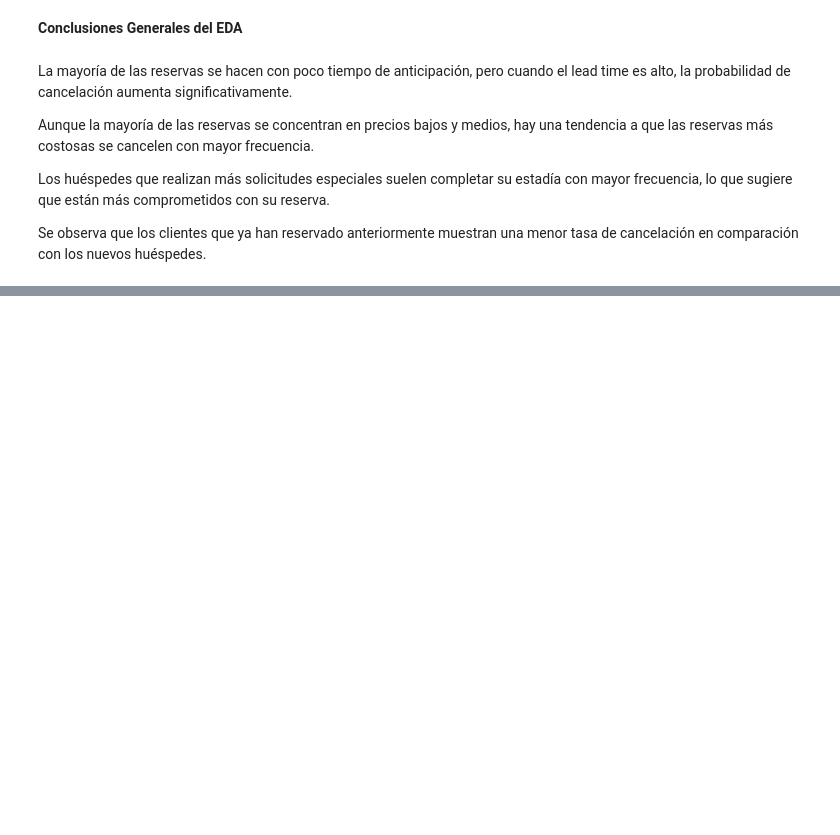
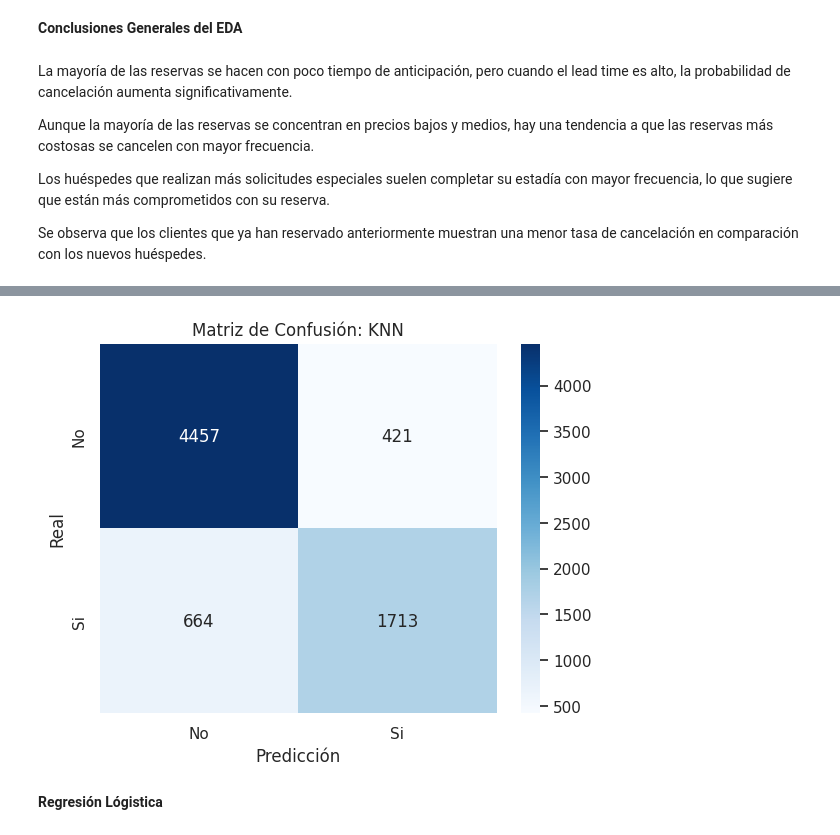
Before and after one commit to fiamma-rivero/proyectoReservas, a Jupyter notebook: ProyectoFinal_Rivero.ipynb, the cells around one changed output, grey strips where cells are left out. Drawn from its saved outputs; the diff is of its cells as text; code cells hidden in the pictures; blank space fills up the shorter version.

```diff
--- a/ProyectoFinal_Rivero.ipynb
+++ b/ProyectoFinal_Rivero.ipynb
@@ -294,0 +315,12 @@ Se observa que los clientes que ya han reservado anteriormente muestran una meno
+# %%
+# Separar características y variable objetivo
+X = df[['lead_time', 'avg_price_per_room', 'no_of_special_requests', 'repeated_guest', 'room_type_reserved']]
+y = df['booking_status_num']
+# %%
+# División en entrenamiento y prueba
+X_train, X_test, y_train, y_test = train_test_split(X, y, test_size=0.2, random_state=42, stratify=y)
+# %%
+# Escalar variables numéricas
+scaler = StandardScaler()
+X_train_scaled = scaler.fit_transform(X_train)
+X_test_scaled = scaler.transform(X_test)
@@ -294,0 +331,11 @@ Se observa que los clientes que ya han reservado anteriormente muestran una meno
+# %%
+# Entrenar el modelo
+knn = KNeighborsClassifier()
+knn.fit(X_train_scaled, y_train)
+
+# Evaluar el modelo
+y_pred_knn = knn.predict(X_test_scaled)
+
+# Resultados
+print("Reporte de Clasificación para KNN:")
+print(classification_report(y_test, y_pred_knn))
@@ -294,0 +352,12 @@ Se observa que los clientes que ya han reservado anteriormente muestran una meno
+# %%
+# Matriz de confusión
+cm_knn = confusion_matrix(y_test, y_pred_knn)
+sns.heatmap(cm_knn, annot=True, fmt='d', cmap='Blues', xticklabels=['No', 'Si'], yticklabels=['No', 'Si'])
+plt.title("Matriz de Confusión: KNN")
+plt.xlabel("Predicción")
+plt.ylabel("Real")
+plt.show()
+# %% [output]
+[figure, added]
+# %% [markdown]
+**Regresión Lógistica**
```
Also changed, not shown: parts of 30 cells of this notebook, 1 other file.
